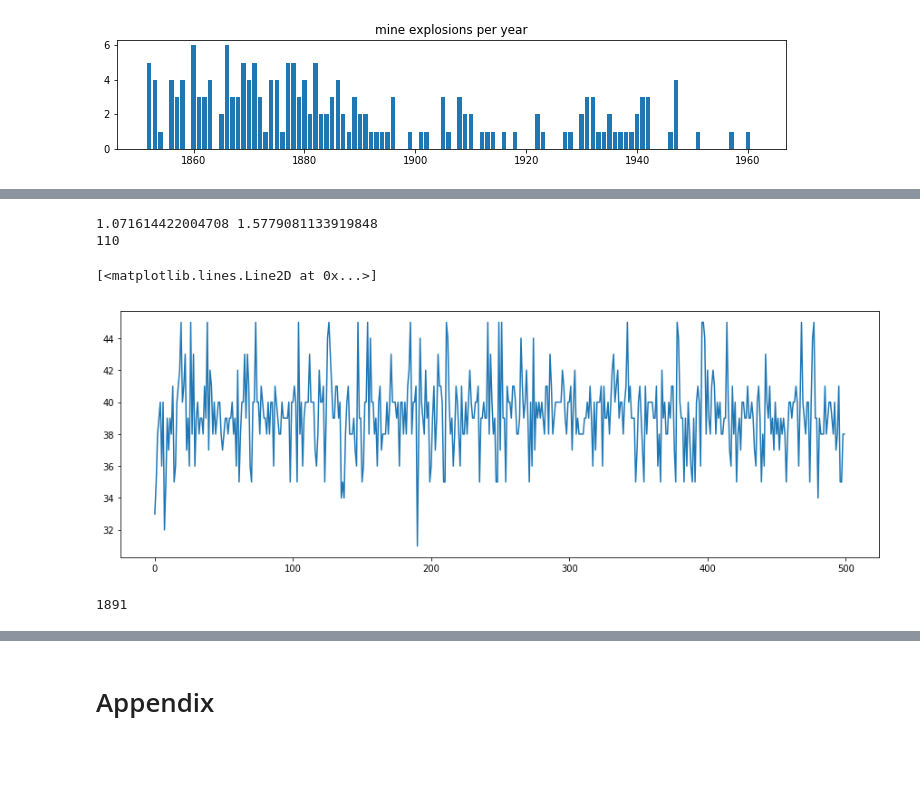
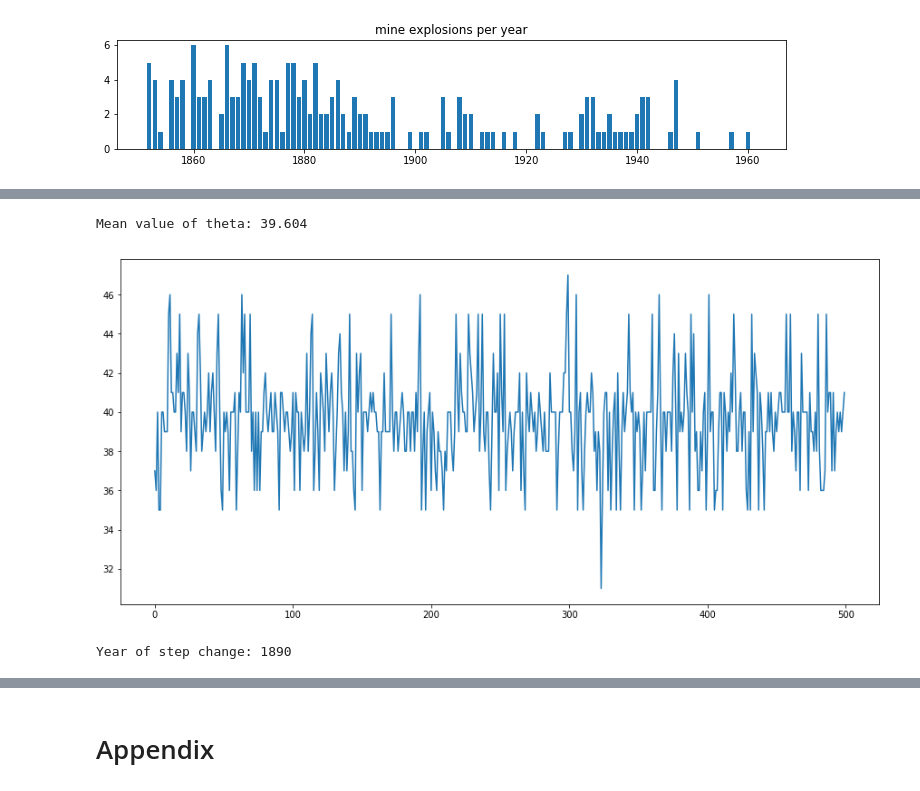
Before and after one commit to JCobbles/pml-courseworks, a Jupyter notebook: coursework2.ipynb, the cells around one changed output, grey strips where cells are left out. Cells and saved outputs as stored; diff of their text form; code cells hidden in the pictures; blank space fills up the shorter version.

```diff
--- a/coursework2.ipynb
+++ b/coursework2.ipynb
@@ -48,10 +48,3 @@ Does it look as though the Gibbs sampler is able to move around the posterior di
 # %%
 def δ(x):
     return 1 if x == 0 else 0
-# %%
-i = 1
-t = np.arange(N)
-g= 0
-print(δ(i-I[g])-δ(i-J[g]))
-print(sum(left==i) - sum(right==i))
-print(sum([t[g]*(δ(i-I[g])-δ(i-J[g])) for g in range(N)]))
@@ -301,54 +318,46 @@ Name: count, dtype: int64
 # %%
+x = df.iloc[:,1]; N = len(x)
 a = np.mean(x)**2 / np.var(x)
 b = np.var(x)/np.mean(x)
-print(a,b)
-theta = 5
-λ = 0 #todo
-μ = 0 #todo
-N = len(x)
+
+# Sample prior values
+theta = int(np.random.uniform()*N)
+λ = np.random.gamma(a, 1/b)
+μ = np.random.gamma(a, 1/b)
 S = sum(x)
 thetas = list()
-print(N)
 
+# Precompute sums
 sums = list()
-for i in range(N):
-    sums.append(sum(x[:i]))
+for i in range(N): sums.append(sum(x[:i]))
 
-for _ in range(500): #1100
+for _ in range(500):
     # Sample λ, th, μ
-    s_lower = sums[theta]#sum(x[:theta])
+    s_lower = sums[theta]
     λ  = np.random.gamma(a+s_lower, 1/(theta+b))
     μ  = np.random.gamma(a+S-s_lower, 1/(N-theta+b))
     ps = list()
 
     for th in range(N):
-        #print(Ss*np.log(λ) - th * λ + (S-Ss)*np.log(μ)-(N-th)*μ)
         s_lower = sums[th]
         ps.append(s_lower*np.log(λ) - th * λ + (S-s_lower)*np.log(μ)-(N-th)*μ)
-    ps = np.exp(ps-max(ps))
+    ps = np.exp(ps)
     ps = ps/sum(ps)
-    #print(ps)
 
+    # Sample theta
     theta = np.random.multinomial(1, ps, size=None).nonzero()[0][0]
-    #print('th', theta)
-    # Sample performance differences (t) given skills (w) and outcomes (G)
-
-    count+=1
-    if (count % 1) == 0:
-        thetas.append(theta)
+    thetas.append(theta)
-# %% [output]
-1.071614422004708 1.5779081133919848
-110
 # %%
-plt.figure(figsize=(15,5))
+plt.figure(figsize=(15,7))
 plt.plot(thetas)
+print('Mean value of theta:', np.mean(thetas))
 # %% [output]
-[<matplotlib.lines.Line2D at 0x...>]
+Mean value of theta: 39.604
-[figure, old version]
+[figure, new version]
 # %%
-print(df.iloc[:,0][40])
+print('Year of step change:', df.iloc[:,0][39])
 # %% [output]
-1891
+Year of step change: 1890
 # %% [markdown]
 <div style="height: 20em"></div>
 # %% [markdown]
```
Also changed, not shown: parts of 13 cells of this notebook.
